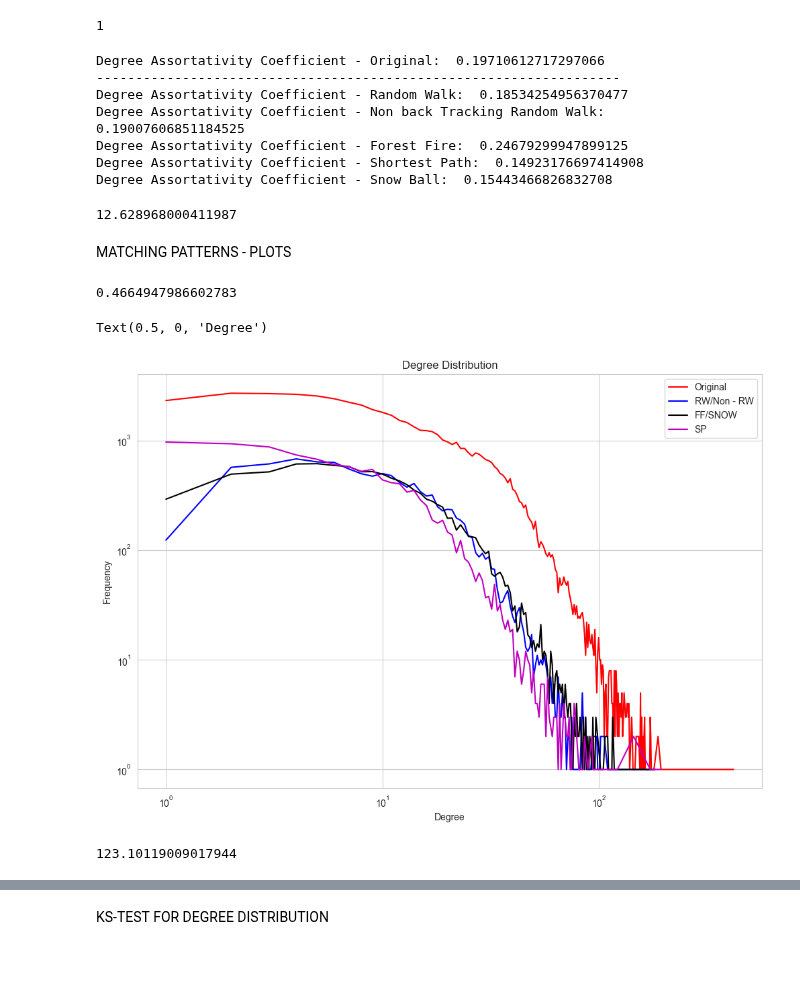
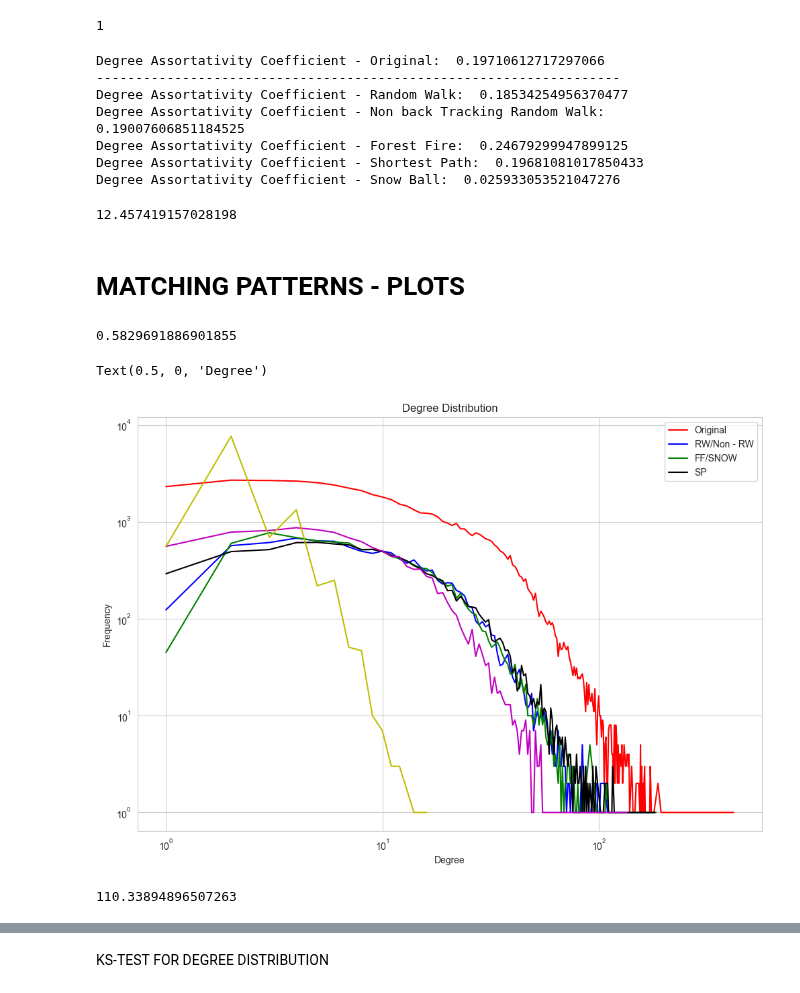
Before and after one commit to kyriakosar/Sampling-from-Networks, a Jupyter notebook: HR_dataset.ipynb, the cells around one changed output, grey strips where cells are left out. Cells and saved outputs as stored; diff of their text form; code cells hidden in the pictures; blank space fills up the shorter version.

```diff
--- a/HR_dataset.ipynb
+++ b/HR_dataset.ipynb
@@ -93,14 +93,14 @@ Shortest Path Sampler
 ts = time.time()
 """Shortest path sampler example"""
 
-from littleballoffur.exploration_sampling import ShortestPathSampler
+from littleballoffur.exploration_sampling import SpikyBallSampler
 
-sampler = ShortestPathSampler(10915)
+sampler = SpikyBallSampler(10915)
 
-sp_graph = sampler.sample(graph)
+spiky_graph = sampler.sample(graph)
 
 print('original graph nodes', len(graph.nodes))
-print('after sampling graph nodes', len(sp_graph.nodes))
+print('after sampling graph nodes', len(spiky_graph.nodes))
 time.time() - ts
 # %% [output]
 original graph nodes 54573
@@ -112,14 +112,14 @@ Snow Ball Sampler
 ts = time.time()
 """Snow ball sampler example"""
 
-from littleballoffur.exploration_sampling import SnowBallSampler
+from littleballoffur.exploration_sampling import FrontierSampler
 
-sampler = SnowBallSampler(10915)
+sampler = FrontierSampler(number_of_nodes = 10915)
 
-snow_graph = sampler.sample(graph)
+frontier_graph = sampler.sample(graph)
 
 print('original graph nodes', len(graph.nodes))
-print('after sampling graph nodes', len(snow_graph.nodes))
+print('after sampling graph nodes', len(frontier_graph.nodes))
 time.time() - ts
 # %% [output]
 original graph nodes 54573
@@ -239,10 +239,10 @@ print('Degree Assortativity Coefficient - Non back Tracking Random Walk: ',nx.de
 print('Degree Assortativity Coefficient - Forest Fire: ',nx.degree_assortativity_coefficient(ff_graph))
 
 #Shortest Path
-print('Degree Assortativity Coefficient - Shortest Path: ',nx.degree_assortativity_coefficient(sp_graph))
+print('Degree Assortativity Coefficient - Shortest Path: ',nx.degree_assortativity_coefficient(spiky_graph))
 
 #Snow Ball
-print('Degree Assortativity Coefficient - Snow Ball: ',nx.degree_assortativity_coefficient(snow_graph))
+print('Degree Assortativity Coefficient - Snow Ball: ',nx.degree_assortativity_coefficient(frontier_graph))
 time.time() - ts
 # %% [output]
 Degree Assortativity Coefficient - Original:  0.19710612717297066
@@ -250,11 +250,11 @@ Degree Assortativity Coefficient - Original:  0.19710612717297066
 Degree Assortativity Coefficient - Random Walk:  0.18534254956370477
 Degree Assortativity Coefficient - Non back Tracking Random Walk:  0.19007606851184525
 Degree Assortativity Coefficient - Forest Fire:  0.24679299947899125
-Degree Assortativity Coefficient - Shortest Path:  0.14923176697414908
-Degree Assortativity Coefficient - Snow Ball:  0.15443466826832708
+Degree Assortativity Coefficient - Shortest Path:  0.19681081017850433
+Degree Assortativity Coefficient - Snow Ball:  0.025933053521047276
-12.628968000411987
+12.457419157028198
 # %% [markdown]
-MATCHING PATTERNS - PLOTS
+# MATCHING PATTERNS - PLOTS
 # %%
 def degree_distributon(G):
     degree_sequence = sorted([d for n, d in G.degree()], reverse=True)
@@ -277,30 +277,30 @@ deg2,cnt2 = degree_distributon(nrw_graph)
 deg3,cnt3 = degree_distributon(ff_graph)
 
 #Shortest Path
-deg4,cnt4 = degree_distributon(sp_graph)
+deg4,cnt4 = degree_distributon(spiky_graph)
 
 #Snow Ball
-deg5,cnt5 = degree_distributon(snow_graph)
+deg5,cnt5 = degree_distributon(frontier_graph)
 time.time() - ts
 # %% [output]
-0.4664947986602783
+0.5829691886901855
 # %%
 plt.figure(figsize=(12, 8))
 plt.loglog(deg, cnt, 'r-', label='original')
 plt.loglog(deg1,cnt1, 'b-', label='RW')
-# plt.loglog(deg2,cnt2,'g-', label='Non - RW')
+plt.loglog(deg2,cnt2,'g-', label='Non - RW')
 plt.loglog(deg3, cnt3, 'k-', label='FF')
 plt.loglog(deg4, cnt4, 'm-', label='SP')
-# plt.loglog(deg5, cnt5, 'y-', label='SNOW')
+plt.loglog(deg5, cnt5, 'y-', label='SNOW')
 plt.legend(['Original','RW/Non - RW','FF/SNOW','SP'])
 plt.title("Degree Distribution")
 plt.ylabel("Frequency")
 plt.yscale('log')
 # plt.xscale('log')
 plt.xlabel("Degree")
 # %% [output]
 Text(0.5, 0, 'Degree')
-[figure, old version]
+[figure, new version]
 # %%
 # def degree_clustering(G):
 #    degree = G.degree()
@@ -362,11 +362,11 @@ degrees,clustering_list,avg_kstest = degree_clustering(graph,graph)
 degrees1,clustering_list1,avg_kstest1 = degree_clustering(graph,rw_graph)
 degrees2,clustering_list2,avg_kstest2 = degree_clustering(graph,nrw_graph)
 degrees3,clustering_list3,avg_kstest3 = degree_clustering(graph,ff_graph)
-degrees4,clustering_list4,avg_kstest4 = degree_clustering(graph,sp_graph)
-degrees5,clustering_list5,avg_kstest5 = degree_clustering(graph,snow_graph)
+degrees4,clustering_list4,avg_kstest4 = degree_clustering(graph,spiky_graph)
+degrees5,clustering_list5,avg_kstest5 = degree_clustering(graph,frontier_graph)
 time.time() - ts
 # %% [output]
-123.10119009017944
+110.33894896507263
 # %%
 # plt.figure(figsize=(12, 8))
 # # plt.scatter(degrees, clustering_list, color='red')
```
Also changed, not shown: parts of 29 cells of this notebook, 4 other files.
